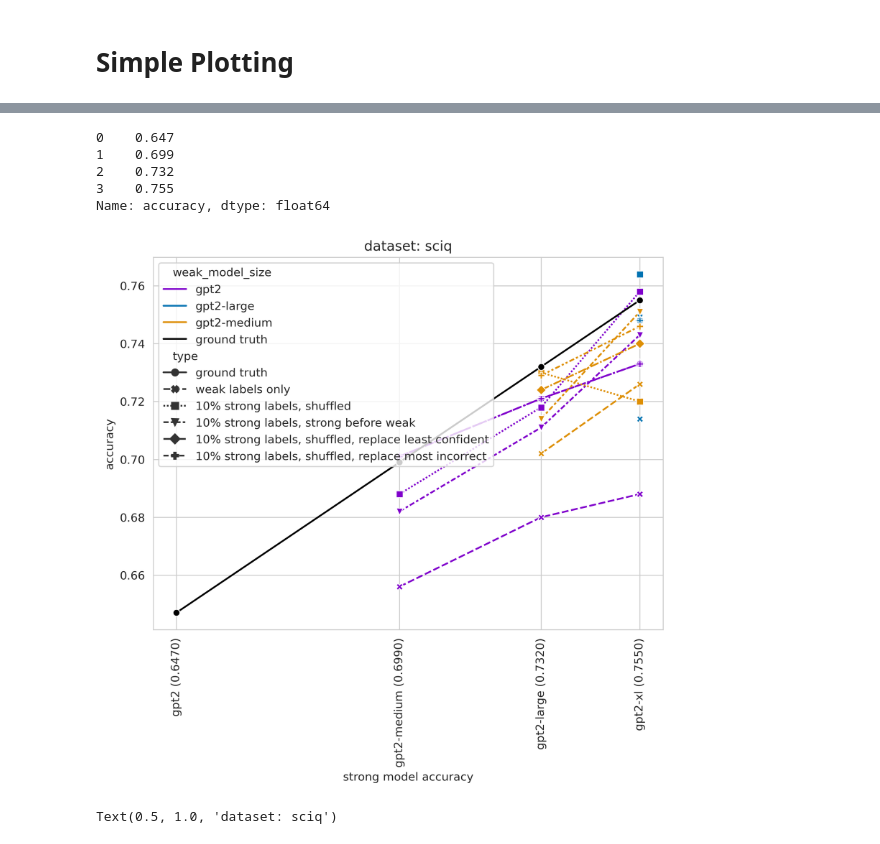
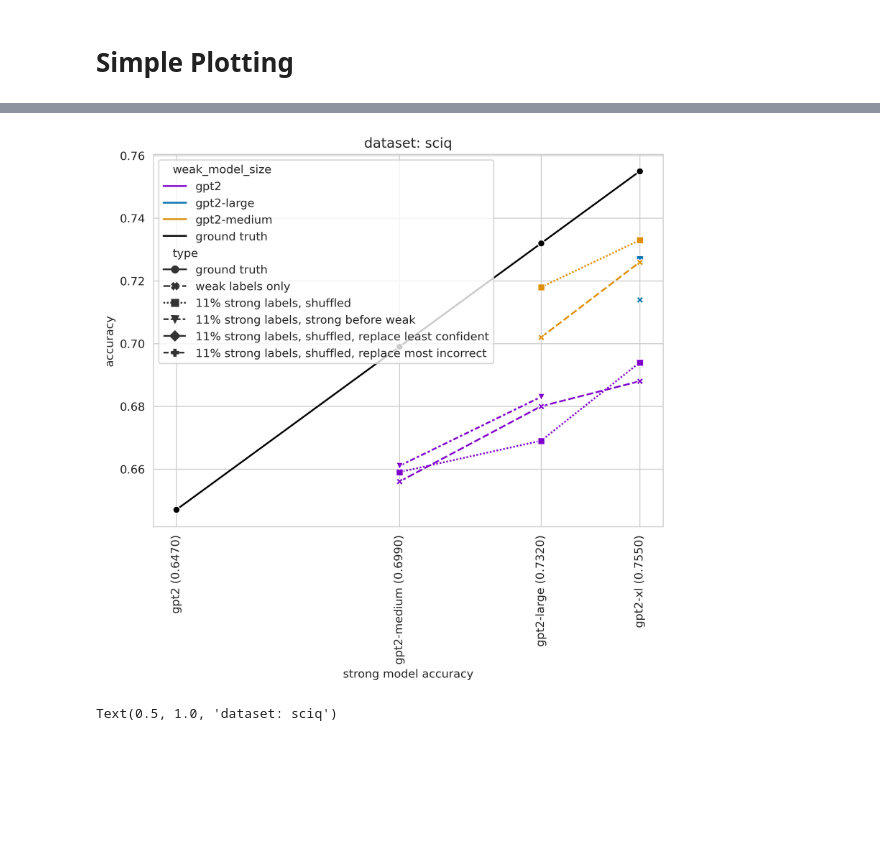
Before and after one commit to haoxing-du/weak-to-strong, a Jupyter notebook: notebooks/Plotting.ipynb, the cells around one changed output, grey strips where cells are left out. Cells and saved outputs as stored; diff of their text form; code cells hidden in the pictures; blank space fills up the shorter version.

Commit message:
plotting changes

```diff
--- a/notebooks/Plotting.ipynb
+++ b/notebooks/Plotting.ipynb
@@ -45,6 +45,7 @@ for result_filename in glob.glob(os.path.join(RESULTS_PATH, "**/results_summary.
     records.append(record)
 
 df = pd.DataFrame.from_records(records).sort_values(['ds_name', 'model_size'])
+df = df[df["ds_name"] == "sciq"].copy()
 # add strong_model_accuracy column
 strong_model_accuracies = {}
 for model in df['model_size'].unique():
@@ -77,6 +78,14 @@ def get_type(row):
         return '10% strong labels, shuffled, replace least confident'
     elif row['strong_label_fraction'] == 0.10 and row['shuffle_strong_labels'] == True and row['replace_most_incorrect'] == True:
         return '10% strong labels, shuffled, replace most incorrect'
+    elif row['strong_label_fraction'] == 0.11 and row['shuffle_strong_labels'] == True and row['replace_least_confident'] != True and row['replace_most_incorrect'] != True:
+        return '11% strong labels, shuffled'
+    elif row["strong_label_fraction"] == 0.11 and row['shuffle_strong_labels'] == False:
+        return '11% strong labels, strong before weak'
+    elif row['strong_label_fraction'] == 0.11 and row['shuffle_strong_labels'] == True and row['replace_least_confident'] == True:
+        return '11% strong labels, shuffled, replace least confident'
+    elif row['strong_label_fraction'] == 0.11 and row['shuffle_strong_labels'] == True and row['replace_most_incorrect'] == True:
+        return '11% strong labels, shuffled, replace most incorrect'
     else:
         return 'ground truth'
 
@@ -179,53 +117,46 @@ df_025[relevant_columns]
-# %%
-base_accuracies['accuracy']
-# %% [output]
-0    0.647
-1    0.699
-2    0.732
-3    0.755
-Name: accuracy, dtype: float64
 # %%
 color_dict = {'ground truth': 'black',
  'gpt2': (0.5, 0, 0.8),
  'gpt2-xl': (0.00784313725490196, 0.6196078431372549, 0.45098039215686275),
  'gpt2-medium': (0.8705882352941177, 0.5607843137254902, 0.0196078431372549),
  'gpt2-large': (0.00392156862745098, 0.45098039215686275, 0.6980392156862745)}
 
 df_025 = df[(df['strong_label_fraction'] == 0.25) |
             (df['strong_label_fraction'] == 0) |
             (df['strong_label_fraction'].isna())].copy()
 # fill in weak_model_size as "ground truth" where it is NaN
 df_025['weak_model_size'] = df_025['weak_model_size'].fillna('ground truth')
-df_010 = df[(df['strong_label_fraction'] == 0.10) |
-            (df['strong_label_fraction'] == 0) |
-            (df['strong_label_fraction'].isna())].copy()
-df_010['weak_model_size'] = df_010['weak_model_size'].fillna('ground truth')
 # sort by "type" column
 df_025['type'] = pd.Categorical(df_025['type'], ['ground truth', 'weak labels only', '25% strong labels, shuffled', '25% strong labels, strong before weak', '25% strong labels, shuffled, replace least confident', '25% strong labels, shuffled, replace most incorrect'])
 df_025 = df_025.sort_values('type')
-df_010['type'] = pd.Categorical(df_010['type'], ['ground truth', 'weak labels only', '10% strong labels, shuffled', '10% strong labels, strong before weak', '10% strong labels, shuffled, replace least confident', '10% strong labels, shuffled, replace most incorrect'])
-df_010 = df_010.sort_values('type')
-# sort by weak_model_size
 df_025 = df_025.sort_values('weak_model_size')
-df_010 = df_010.sort_values('weak_model_size')
+
+
+df_011 = df[(df['strong_label_fraction'] == 0.11) |
+            (df['strong_label_fraction'] == 0) |
+            (df['strong_label_fraction'].isna())].copy()
+df_011['weak_model_size'] = df_011['weak_model_size'].fillna('ground truth')
+df_011['type'] = pd.Categorical(df_011['type'], ['ground truth', 'weak labels only', '11% strong labels, shuffled', '11% strong labels, strong before weak', '11% strong labels, shuffled, replace least confident', '11% strong labels, shuffled, replace most incorrect'])
+df_011 = df_011.sort_values('type')
+df_011 = df_011.sort_values('weak_model_size')
 
 fig = plt.subplots(figsize=(8, 6), dpi=300)
 # plt.subplot(1, 1, 1)
 # sns.lineplot(x='strong_model_accuracy', y='accuracy', data=df_025, hue='weak_model_size', style='type', markers=['o','X','s','v','D','P'], palette=color_dict, legend='full')
 # plt.xlabel('strong model accuracy')
 # plt.ylabel('accuracy')
 # plt.xticks(ticks=base_accuracies['accuracy'], labels=[f"{e} ({base_accuracy_lookup[e]:.4f})" for e in base_accuracies['model_size']], rotation=90)
 # plt.title('dataset: sciq')
 
 plt.subplot(1, 1, 1)
-sns.lineplot(x='strong_model_accuracy', y='accuracy', data=df_010, hue='weak_model_size', style='type', markers=['o','X','s','v','D','P'], palette=color_dict, legend='full')
+sns.lineplot(x='strong_model_accuracy', y='accuracy', data=df_011, hue='weak_model_size', style='type', markers=['o','X','s','v','D','P'], palette=color_dict, legend='full')
 plt.xlabel('strong model accuracy')
 plt.ylabel('accuracy')
 plt.xticks(ticks=base_accuracies['accuracy'], labels=[f"{e} ({base_accuracy_lookup[e]:.4f})" for e in base_accuracies['model_size']], rotation=90)
 plt.title('dataset: sciq')
 plt.show()
 # %% [output]
-[figure, old version]
+[figure, new version]
 # %%
 strong_model_accuracies, strong_model_stderrs = [], []
 for model in MODELS_TO_PLOT:
```
Also changed, not shown: parts of 8 cells of this notebook.
